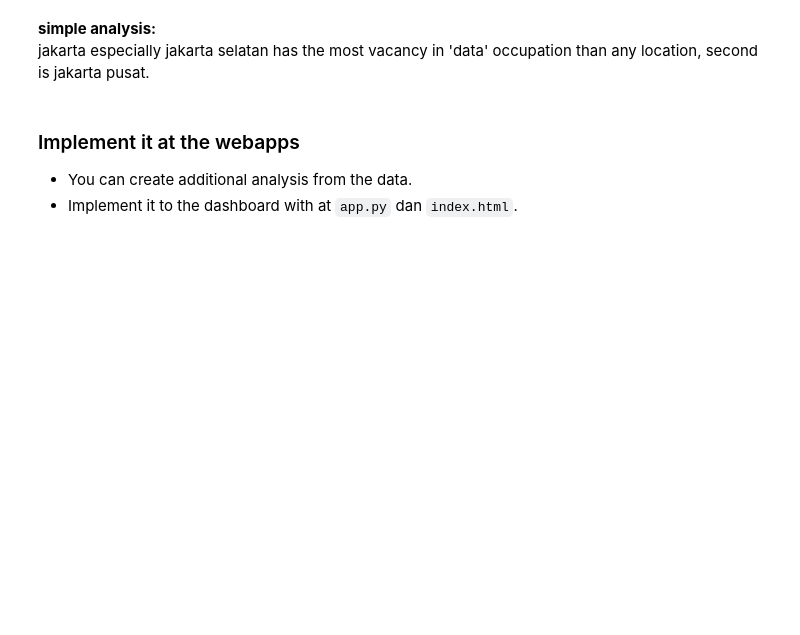
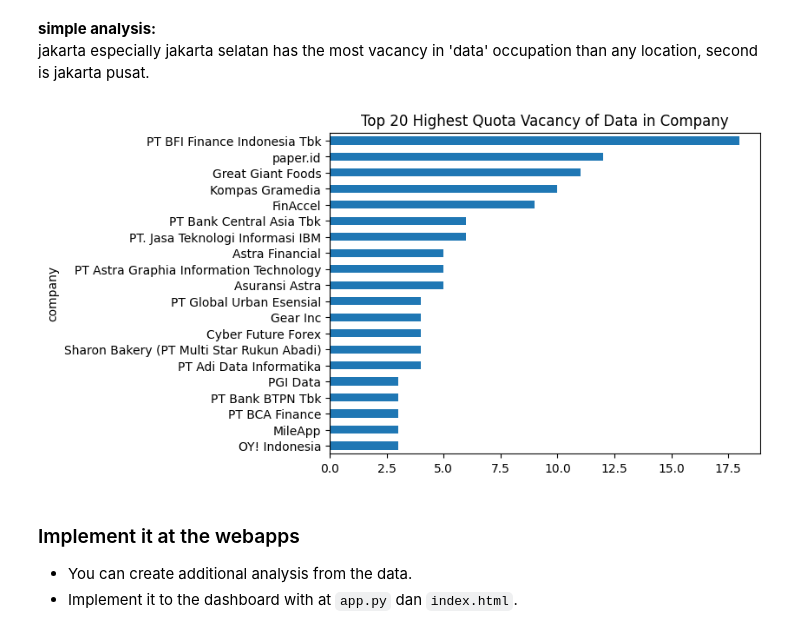
Before and after one commit to kenangghalih21/Capstone_DA_web-scrapping_KenangGhalih, a Jupyter notebook: Skeleton for Scrapping 15 pages.ipynb, the cells around one changed output. Saved outputs shown, nothing was run; the diff lists cells and outputs as text; code cells hidden in the pictures; blank space fills up the shorter version.

```diff
--- a/Skeleton for Scrapping 15 pages.ipynb
+++ b/Skeleton for Scrapping 15 pages.ipynb
@@ -267,6 +270,14 @@ plt.savefig('cat_order.png',bbox_inches="tight");
 # %% [markdown]
 **simple analysis:** <br>
 jakarta especially jakarta selatan has the most vacancy in 'data' occupation than any location, second is jakarta pusat.
+# %%
+import pandas as pd
+pd.crosstab(
+ index=df['company'],
+ columns='Total Vacancy of Company',
+).sort_values(by='Total Vacancy of Company', ascending=True).tail(20).plot.barh(legend=None, title='Top 20 Highest Quota Vacancy of Data in Company');
+# %% [output]
+[figure, added]
 # %% [markdown]
 ### Implement it at the webapps
 
```
Also changed, not shown: parts of 2 cells of this notebook, 5 other files.
